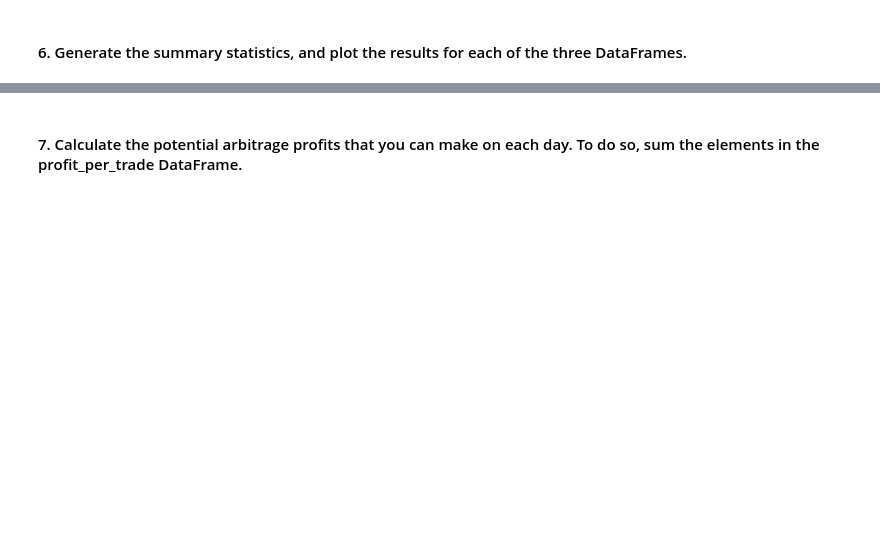
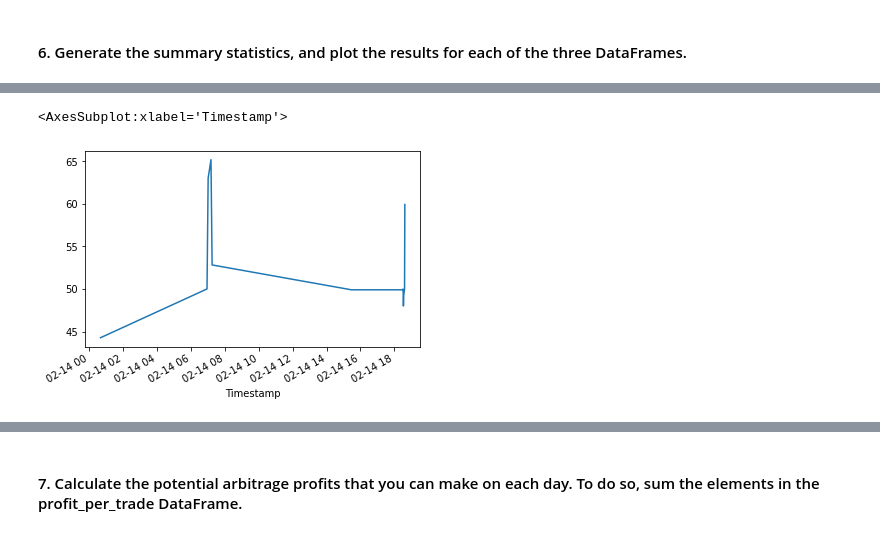
Before and after one commit to endie5/challenge3, a Jupyter notebook: Starter_Code/crypto_arbitrage.ipynb, the cells around one changed output, grey strips where cells are left out. Cells and saved outputs as stored; diff of their text form; code cells hidden in the pictures; blank space fills up the shorter version.

```diff
--- a/Starter_Code/crypto_arbitrage.ipynb
+++ b/Starter_Code/crypto_arbitrage.ipynb
@@ -759,0 +843,5 @@ SyntaxError: invalid syntax (<ipython-input-54-276f20b4d17b>, line 3)
+# %%
+profit_per_trade_middle.plot()
+# %% [output]
+<AxesSubplot:xlabel='Timestamp'>
+[figure, added]
```
Also changed, not shown: parts of 15 cells of this notebook.
